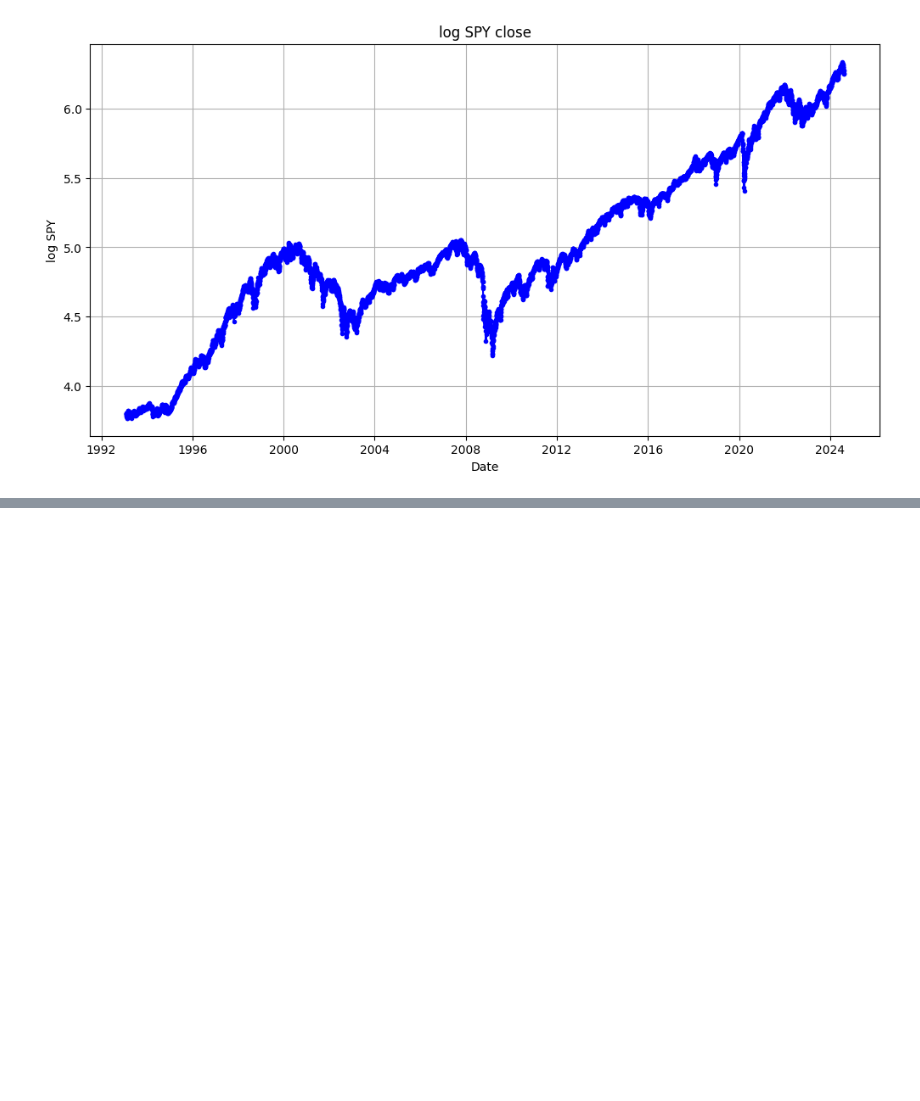
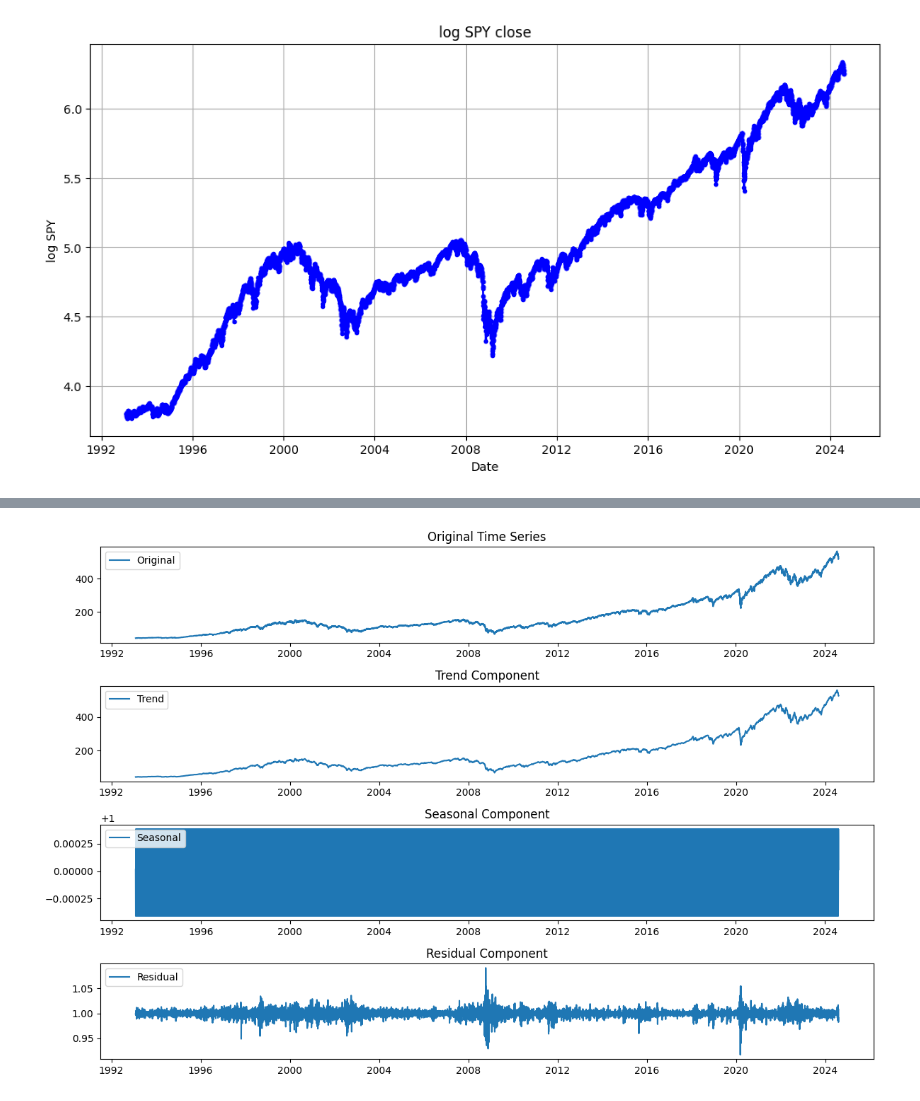
Before and after one commit to jopachecoc/AD_1_preguntasmart, a Jupyter notebook: AUnivariado_T2.ipynb, the cells around one changed output, grey strips where cells are left out. Cells and saved outputs as stored; diff of their text form; code cells hidden in the pictures; blank space fills up the shorter version.

```diff
--- a/AUnivariado_T2.ipynb
+++ b/AUnivariado_T2.ipynb
@@ -269,0 +335,34 @@ ValueError: You must specify a period or x must be a pandas object with a Period
+# %%
+decomposition = sm.tsa.seasonal_decompose(series, model='multiplicative')
+# Extraer componentes
+trend = decomposition.trend
+seasonal = decomposition.seasonal
+residual = decomposition.resid
+
+# Plot the decomposition
+plt.figure(figsize=(12, 8))
+
+plt.subplot(4, 1, 1)
+plt.plot(series, label='Original')
+plt.legend(loc='upper left')
+plt.title('Original Time Series')
+
+plt.subplot(4, 1, 2)
+plt.plot(trend, label='Trend')
+plt.legend(loc='upper left')
+plt.title('Trend Component')
+
+plt.subplot(4, 1, 3)
+plt.plot(seasonal, label='Seasonal')
+plt.legend(loc='upper left')
+plt.title('Seasonal Component')
+
+plt.subplot(4, 1, 4)
+plt.plot(residual, label='Residual')
+plt.legend(loc='upper left')
+plt.title('Residual Component')
+
+plt.tight_layout()
+plt.show()
+# %% [output]
+[figure, added]
```
Also changed, not shown: parts of 20 cells of this notebook.
